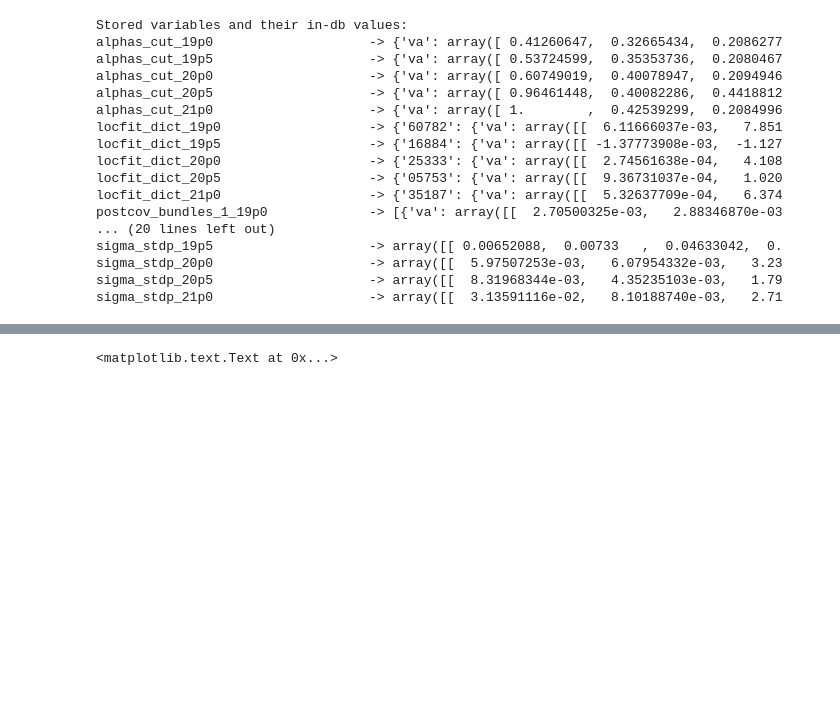
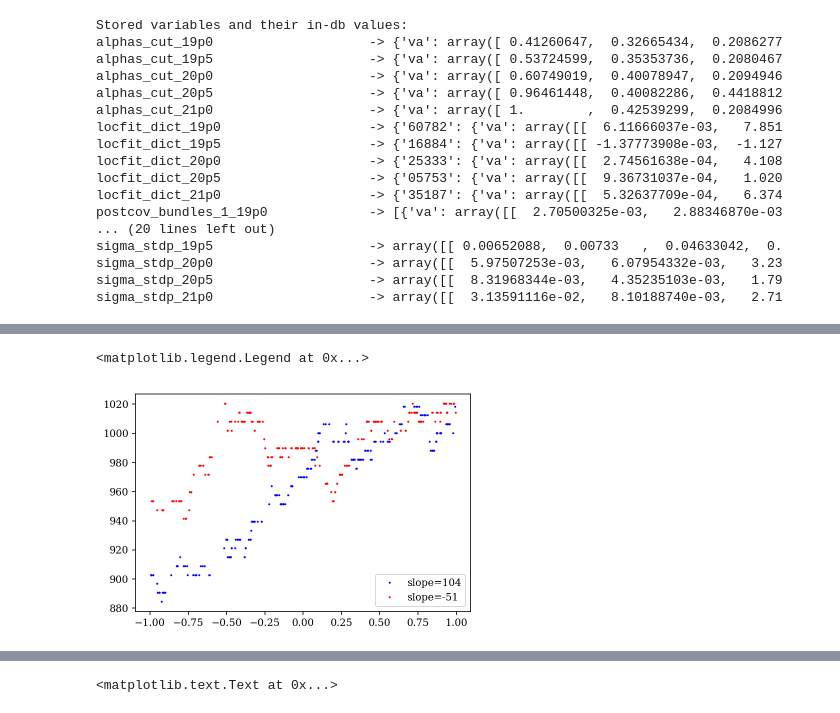
Before and after one commit to KuanWang-Astro/Fisher-paper-version, a Jupyter notebook: Plot_df-dp.ipynb, the cells around one changed output, grey strips where cells are left out. Drawn from its saved outputs; the diff is of its cells as text; code cells hidden in the pictures; blank space fills up the shorter version.

```diff
--- a/Plot_df-dp.ipynb
+++ b/Plot_df-dp.ipynb
@@ -129,0 +152,9 @@ def plot_dfdp(locfitdict,key,i,color,label):
+# %%
+pertfunc_dict,pertparam_dict = load_pert('-21.0')
+i,j = 5,1
+plt.plot(pertparam_dict['35187'][i*200:i*200+200,i],pertfunc_dict['35187'][i*200:i*200+200,j],'bo',markersize=1,label='slope=104')
+plt.plot(pertparam_dict['14089'][i*200:i*200+200,i],pertfunc_dict['14089'][i*200:i*200+200,j],'ro',markersize=1,label='slope=-51')
+plt.legend()
+# %% [output]
+<matplotlib.legend.Legend at 0x...>
+[figure, added]
```
Also changed, not shown: parts of 17 cells of this notebook, 2 other files.
